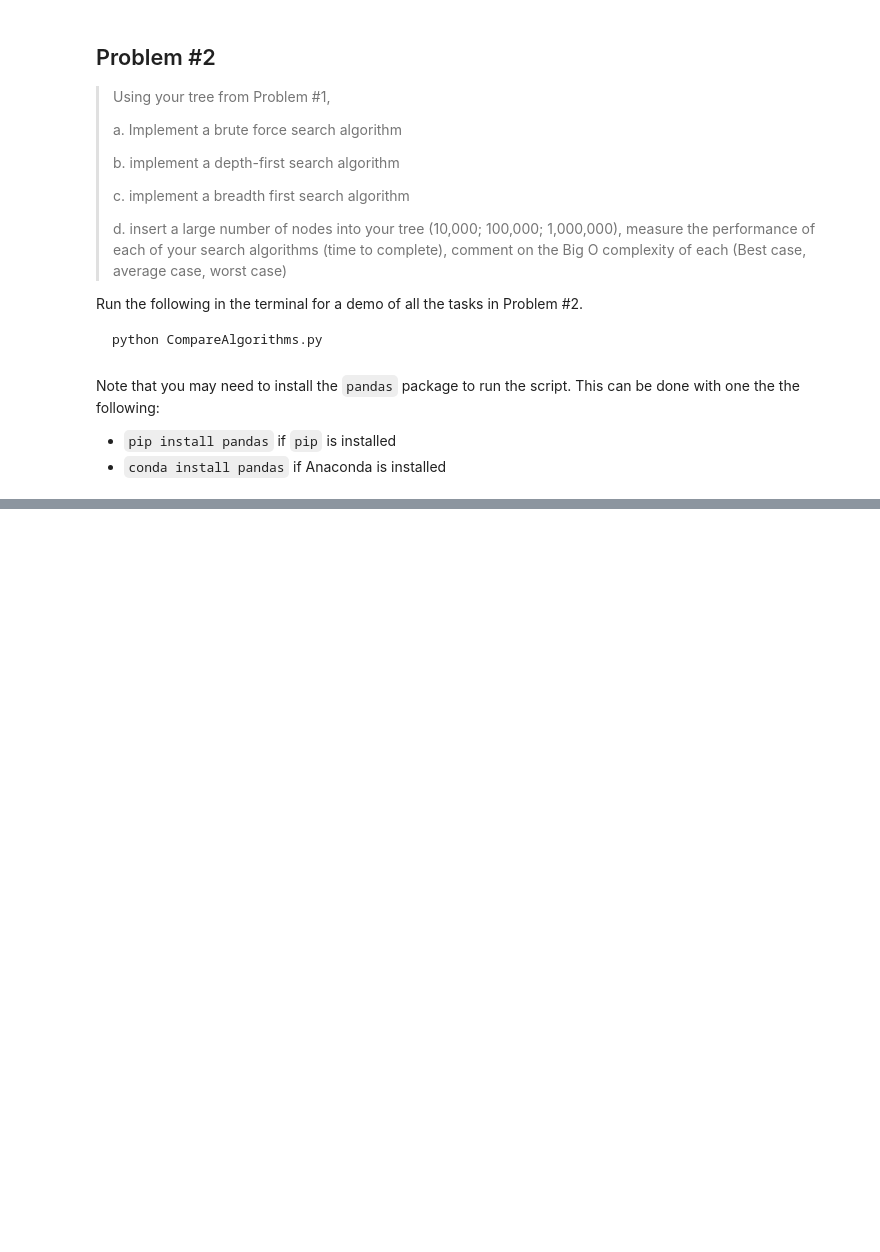
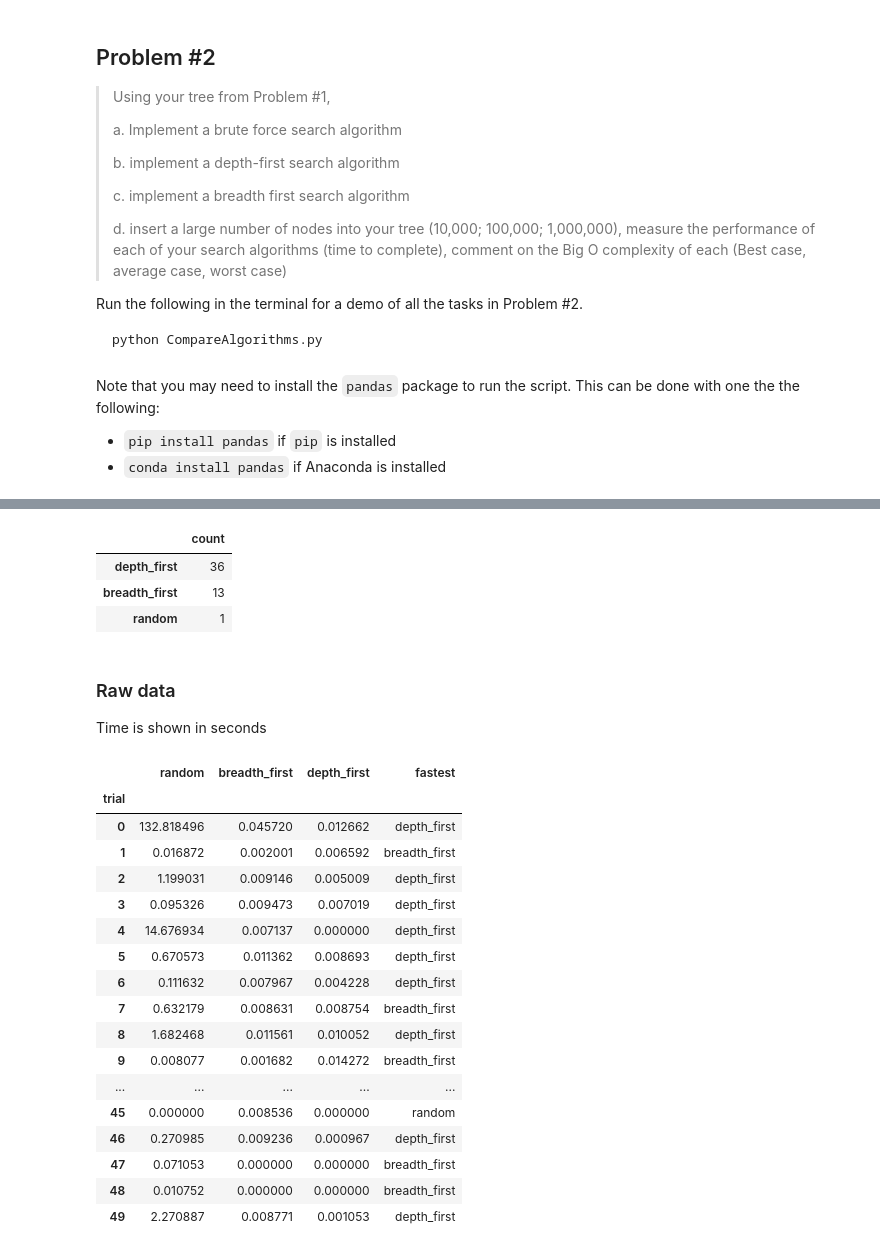
Before and after one commit to silvhua/binary-tree, a Jupyter notebook: notebooks/2024-08-22 readme.ipynb, the cells around one changed output, grey strips where cells are left out. Saved outputs shown, nothing was run; the diff lists cells and outputs as text; code cells hidden in the pictures; blank space fills up the shorter version.

```diff
--- a/notebooks/2024-08-22 readme.ipynb
+++ b/notebooks/2024-08-22 readme.ipynb
@@ -52,0 +62,34 @@ on the resulting data
+# %%
+summary = pd.DataFrame(results['fastest'].value_counts())
+summary.index.name = None
+summary
+# %% [output]
+|  | count |
+| depth_first | 36 |
+| breadth_first | 13 |
+| random | 1 |
+# %% [markdown]
+### Raw data
+
+Time is shown in seconds
+# %%
+results
+# %% [output]
+|  | random | breadth_first | depth_first | fastest |
+| trial |  |  |  |  |
+| 0 | 132.818496 | 0.045720 | 0.012662 | depth_first |
+| 1 | 0.016872 | 0.002001 | 0.006592 | breadth_first |
+| 2 | 1.199031 | 0.009146 | 0.005009 | depth_first |
+| 3 | 0.095326 | 0.009473 | 0.007019 | depth_first |
+| 4 | 14.676934 | 0.007137 | 0.000000 | depth_first |
+| 5 | 0.670573 | 0.011362 | 0.008693 | depth_first |
+| 6 | 0.111632 | 0.007967 | 0.004228 | depth_first |
+| 7 | 0.632179 | 0.008631 | 0.008754 | breadth_first |
+| 8 | 1.682468 | 0.011561 | 0.010052 | depth_first |
+| 9 | 0.008077 | 0.001682 | 0.014272 | breadth_first |
+| ... | ... | ... | ... | ... |
+| 45 | 0.000000 | 0.008536 | 0.000000 | random |
+| 46 | 0.270985 | 0.009236 | 0.000967 | depth_first |
+| 47 | 0.071053 | 0.000000 | 0.000000 | breadth_first |
+| 48 | 0.010752 | 0.000000 | 0.000000 | breadth_first |
+| 49 | 2.270887 | 0.008771 | 0.001053 | depth_first |
```
Also changed, not shown: parts of 3 cells of this notebook, 3 other files.
